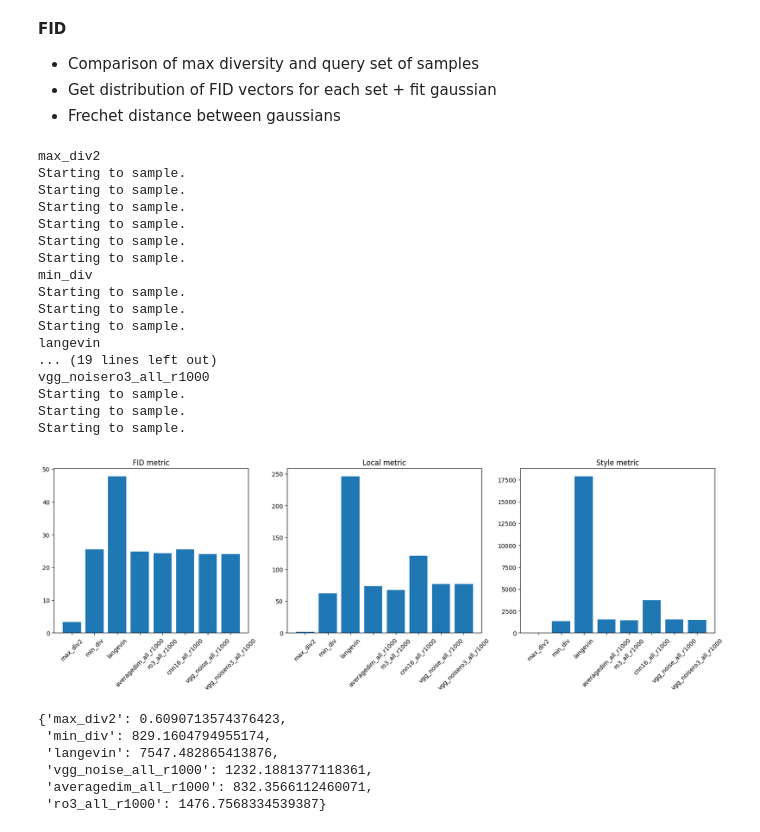
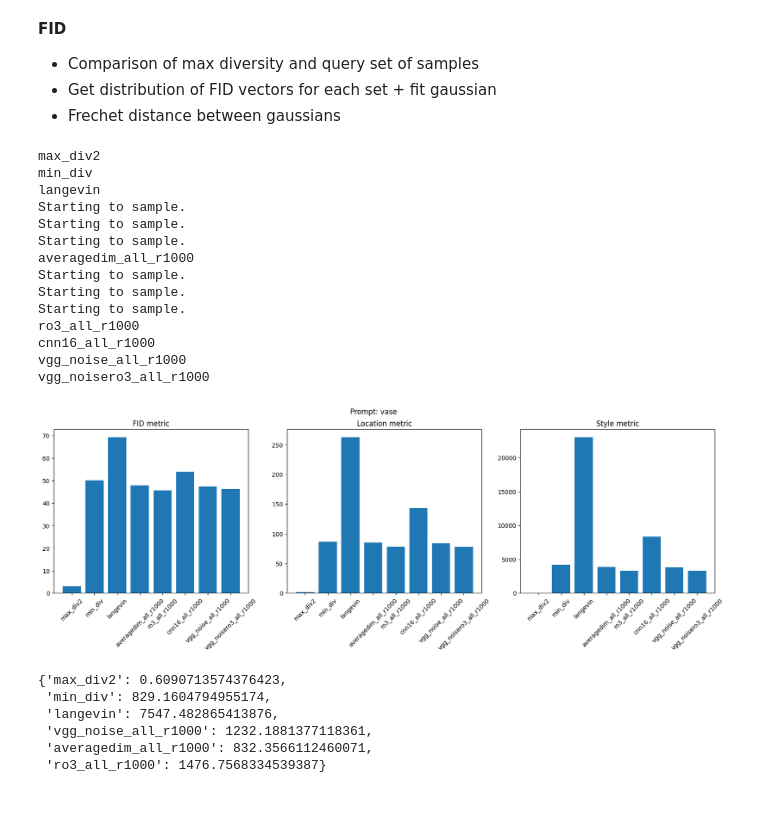
Before and after one commit to alexpondaven/particlediffusion, a Jupyter notebook: metrics.ipynb, the cells around one changed output. Cells and saved outputs as stored; diff of their text form; code cells hidden in the pictures; blank space fills up the shorter version.

```diff
--- a/metrics.ipynb
+++ b/metrics.ipynb
@@ -46,56 +46,55 @@ exps = ['max_div2','min_div','langevin','averagedim_all_r1000','ro3_all_r1000',
 stats = {}
 local = {}
 gram64 = {}
+subject = 'vase'
 for exp in exps:
     print(exp)
-    metrics = fid_metric(exp,subject='parkour',artistnum=-2)
+    metrics = fid_metric(exp,subject=subject,artistnum=-2)
     stats[exp] = metrics['stats']
     local[exp] = metrics['local']
     gram64[exp] = metrics['gram64']
 # %% [output]
 max_div2
+min_div
+langevin
 Starting to sample.
 Starting to sample.
 Starting to sample.
+averagedim_all_r1000
 Starting to sample.
 Starting to sample.
 Starting to sample.
-min_div
-Starting to sample.
-Starting to sample.
-Starting to sample.
-langevin
-... (19 lines left out)
+ro3_all_r1000
+cnn16_all_r1000
+vgg_noise_all_r1000
 vgg_noisero3_all_r1000
-Starting to sample.
-Starting to sample.
-Starting to sample.
 # %%
 plt.figure(figsize=(20,5))
 plt.subplot(1,3,1)
 data = stats
 names = list(data.keys())
 values = list(data.values())
 plt.bar(range(len(data)), values, tick_label=names)
 plt.xticks(rotation=45)
 plt.title('FID metric')
 plt.subplot(1,3,2)
 data = local
 names = list(data.keys())
 values = list(data.values())
 plt.bar(range(len(data)), values, tick_label=names)
 plt.xticks(rotation=45)
-plt.title('Local metric')
+plt.title('Location metric')
 plt.subplot(1,3,3)
 data = gram64
 names = list(data.keys())
 values = list(data.values())
 plt.bar(range(len(data)), values, tick_label=names)
 plt.xticks(rotation=45)
 plt.title('Style metric')
+plt.suptitle(f"Prompt: {subject}")
 plt.show()
 # %% [output]
-[figure, old version]
+[figure, new version]
 # %%
 gram64
 # %% [output]
```
Also changed, not shown: parts of 5 cells of this notebook, 5 other files.
